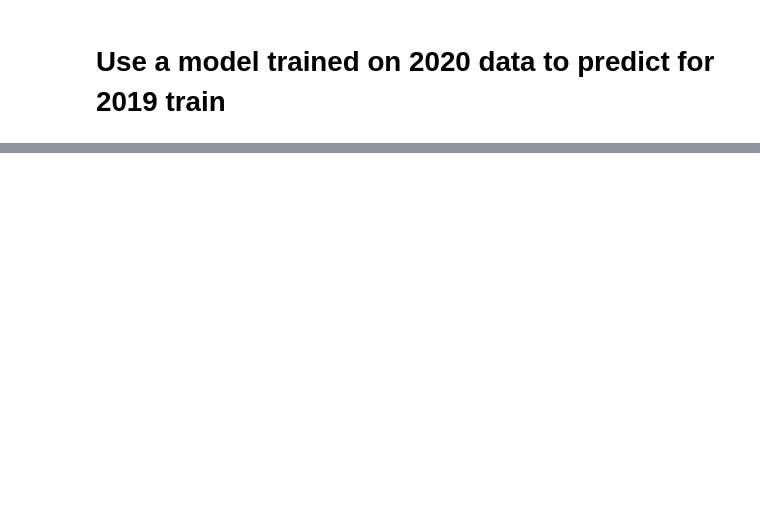
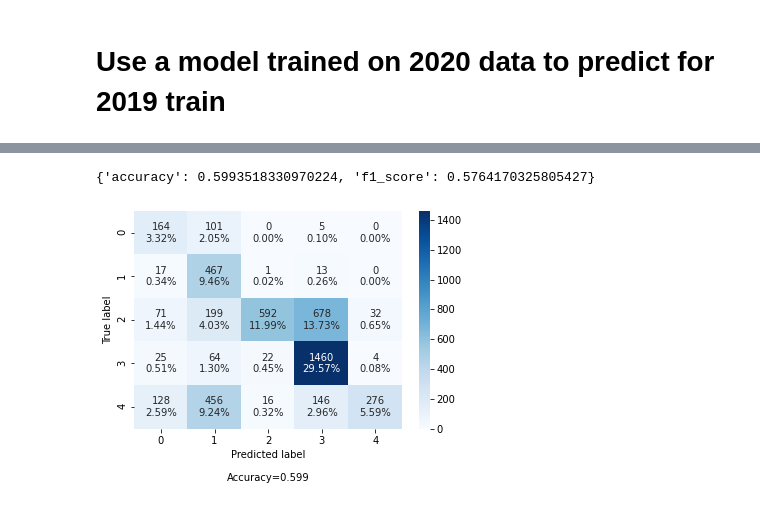
Before and after one commit to btseytlin/kaggle_cassava, a Jupyter notebook: notebooks/eval_on_2019.ipynb, the cells around one changed output, grey strips where cells are left out. Saved outputs shown, nothing was run; the diff lists cells and outputs as text; code cells hidden in the pictures; blank space fills up the shorter version.

```diff
--- a/notebooks/eval_on_2019.ipynb
+++ b/notebooks/eval_on_2019.ipynb
@@ -52,2 +93,0 @@ plot_image(unnorm(get_test_transforms()(image=img)['image']), label=f'label {lab
-# %%
-parameters['classifier']['batch_size'] = 10
@@ -53,0 +98,2 @@ parameters['classifier']['batch_size'] = 10
+# %%
+train_indices, val_indices = split_data(train_labels, parameters)
@@ -53,0 +105,2 @@ parameters['classifier']['batch_size'] = 10
+# %%
+model = train_model(model, train_lmdb, train_indices, val_indices, parameters)
@@ -54,3 +128,3 @@ parameters['classifier']['batch_size'] = 10
 # %%
-score_model(model, train_lmdb, train_2019_indices, parameters)[0]
+score, preds = score_model(model, train_lmdb, train_2019_indices, parameters)
 # %% [output]
@@ -61,0 +135,4 @@ score_model(model, train_lmdb, train_2019_indices, parameters)[0]
+# %%
+score
+# %% [output]
+{'accuracy': 0.5993518330970224, 'f1_score': 0.5764170325805427}
@@ -61,0 +141,4 @@ score_model(model, train_lmdb, train_2019_indices, parameters)[0]
+# %%
+make_confusion_matrix(confusion_matrix(preds, train_lmdb.labels[train_2019_indices]))
+# %% [output]
+[figure, added]
```
Also changed, not shown: parts of 27 cells of this notebook, 5 other files.
